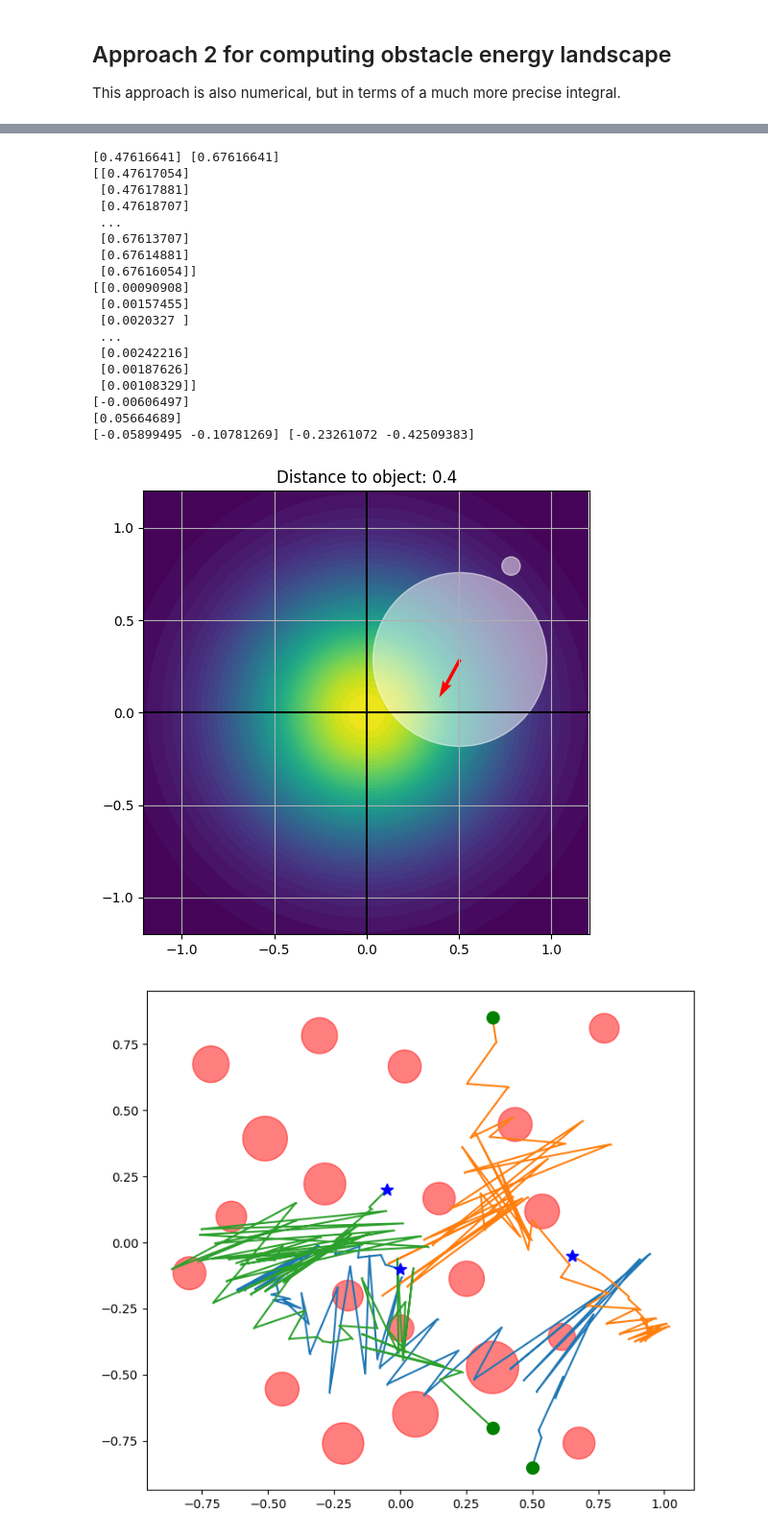
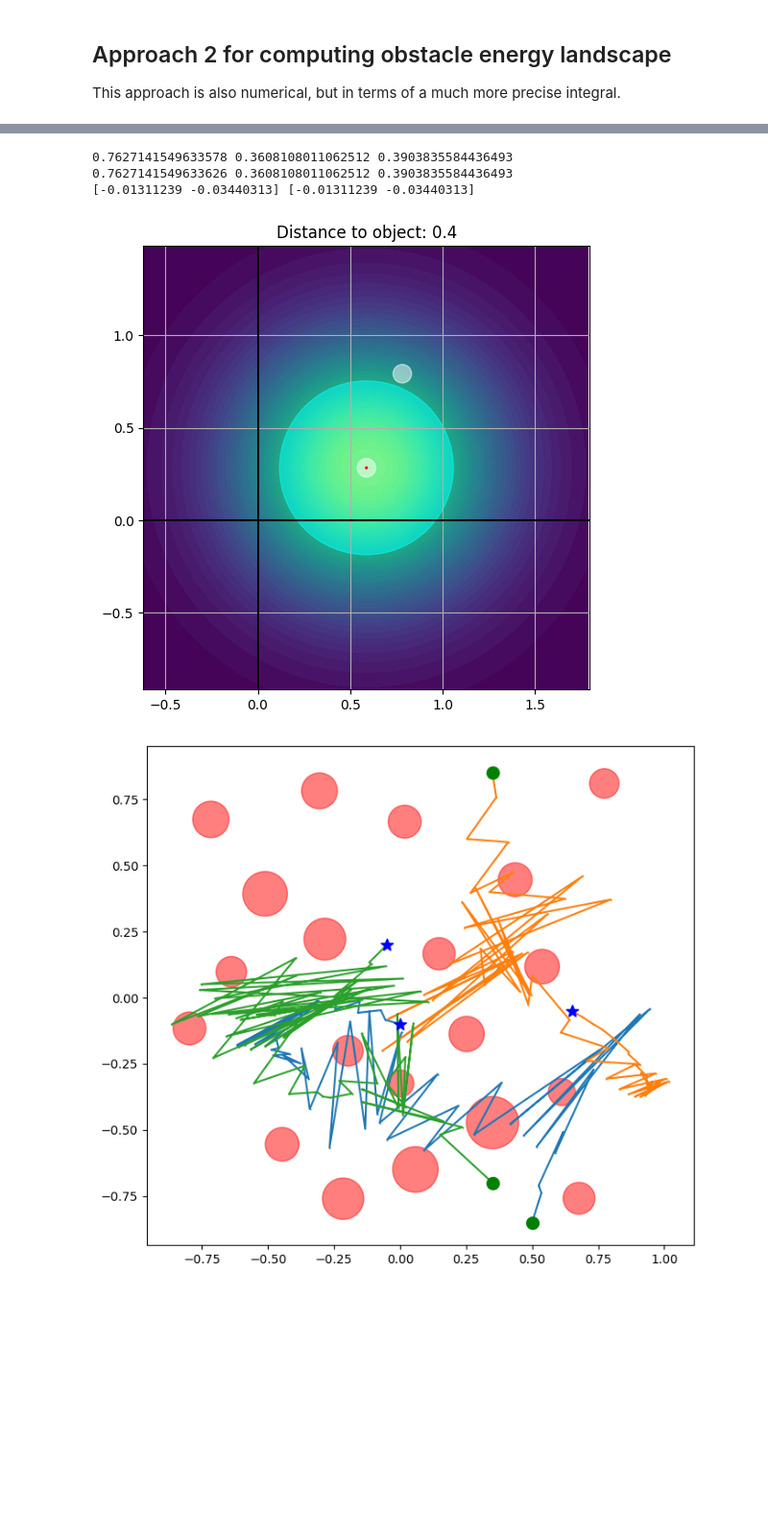
Before and after one commit to myfatemi04/constraint-guidance, a Jupyter notebook: notebooks/kernels.ipynb, the cells around one changed output, grey strips where cells are left out. Shown at 96% size. Cells and saved outputs as stored; diff of their text form; code cells hidden in the pictures; blank space fills up the shorter version.

```diff
--- a/notebooks/kernels.ipynb
+++ b/notebooks/kernels.ipynb
@@ -230,8 +239,17 @@ plt.title(f"Distance to object: {c_x:.1f}")
 # obs_rad_B = 0.05
 # R = obs_rad_B
 
-agent_x = 0.5054223744292239
-agent_y = 0.2875570776255709
+# agent_x = 0.5054223744292239
+# agent_y = 0.2875570776255709
+# obs_x = 0.782
+# obs_y = 0.793
+# sigma = 0.47005208333333
+# obs_rad = 0.05
+# agent_rad = 0.05
+
+
+agent_x = 0.588
+agent_y = 0.284
 obs_x = 0.782
 obs_y = 0.793
 sigma = 0.47005208333333
@@ -241,13 +259,13 @@ agent_rad = 0.05
 # Color according to Gaussian.
 square_size = 1.2
 gaussian_xx, gaussian_yy = np.meshgrid(
-    np.linspace(-square_size, square_size, 128),
-    np.linspace(-square_size, square_size, 128),
+    np.linspace(-square_size, square_size, 128) + agent_x,
+    np.linspace(-square_size, square_size, 128) + agent_y,
 )
 gaussian_probability = (
     1
     / (2 * np.pi * sigma**2)
-    * np.exp(-0.5 * (gaussian_xx**2 + gaussian_yy**2) / sigma**2)
+    * np.exp(-0.5 * ((gaussian_xx - agent_x)**2 + (gaussian_yy - agent_y)**2) / sigma**2)
 )
 plt.contourf(gaussian_xx, gaussian_yy, gaussian_probability, levels=50)
 
@@ -258,12 +276,15 @@ plt.gca().add_patch(
     patches.Circle((obs_x, obs_y), obs_rad, fill=True, color="white", alpha=0.5)
 )
 plt.gca().add_patch(
-    patches.Circle((agent_x, agent_y), sigma, fill=True, color="white", alpha=0.5)
+    patches.Circle((agent_x, agent_y), sigma, fill=True, color="cyan", alpha=0.5)
+)
+plt.gca().add_patch(
+    patches.Circle((agent_x, agent_y), agent_rad, fill=True, color="white", alpha=0.5)
 )
 
 t0 = time.time()
 displacement_direction_unbatched = compute_agent_obstacle_score(
-    agent_x, agent_y, obs_x, obs_y, R, sigma, n_integral=20000
+    agent_x, agent_y, obs_x, obs_y, obs_rad + agent_rad, sigma, n_integral=20000
 )
 
 agent_x_B = np.array([agent_x])
@@ -272,55 +293,37 @@ obs_x_B = np.array([obs_x])
 obs_y_B = np.array([obs_y])
 obs_rad_B = np.array([obs_rad + agent_rad])
 sigma_B = np.array([sigma])
 d_a_o_B = compute_agent_obstacle_distance_batched(
     agent_x_B, agent_y_B, obs_x_B, obs_y_B
 )
 r1_B, r2_B = compute_r1_r2_batched(obs_rad_B, d_a_o_B)
 
-print(r1_B, r2_B)
-
-from ael.agent_obstacle_score import compute_agent_obstacle_score_batched
 displacement_direction_batched = compute_agent_obstacle_score_batched(
     agent_x_B, agent_y_B, obs_x_B, obs_y_B, obs_rad_B, sigma_B, r1_B, r2_B, d_a_o_B, n_integral=20000
 )[0]
 t1 = time.time()
 
 print(displacement_direction_unbatched, displacement_direction_batched)
 
 data['c_x'].append(c_x)
 data['obs_rad'].append(R)
 data['displacement'].append(displacement_direction_batched[0])
 
 plt.quiver(
     agent_x,
     agent_y,
     displacement_direction_batched[0],
     displacement_direction_batched[1],
     color="red",
     scale=5,
 )
 plt.axis("equal")
 plt.show()
 # %% [output]
-[0.47616641] [0.67616641]
-[[0.47617054]
- [0.47617881]
- [0.47618707]
- ...
- [0.67613707]
- [0.67614881]
- [0.67616054]]
-[[0.00090908]
- [0.00157455]
- [0.0020327 ]
- ...
- [0.00242216]
- [0.00187626]
- [0.00108329]]
-[-0.00606497]
-[0.05664689]
-[-0.05899495 -0.10781269] [-0.23261072 -0.42509383]
+0.7627141549633578 0.3608108011062512 0.3903835584436493
+0.7627141549633626 0.3608108011062512 0.3903835584436493
+[-0.01311239 -0.03440313] [-0.01311239 -0.03440313]
-[figure, old version]
+[figure, new version]
 # %%
 # Implementing Langevin dynamics!
 from dataclasses import dataclass
```
Also changed, not shown: parts of 1 cell of this notebook, 1 other file.
